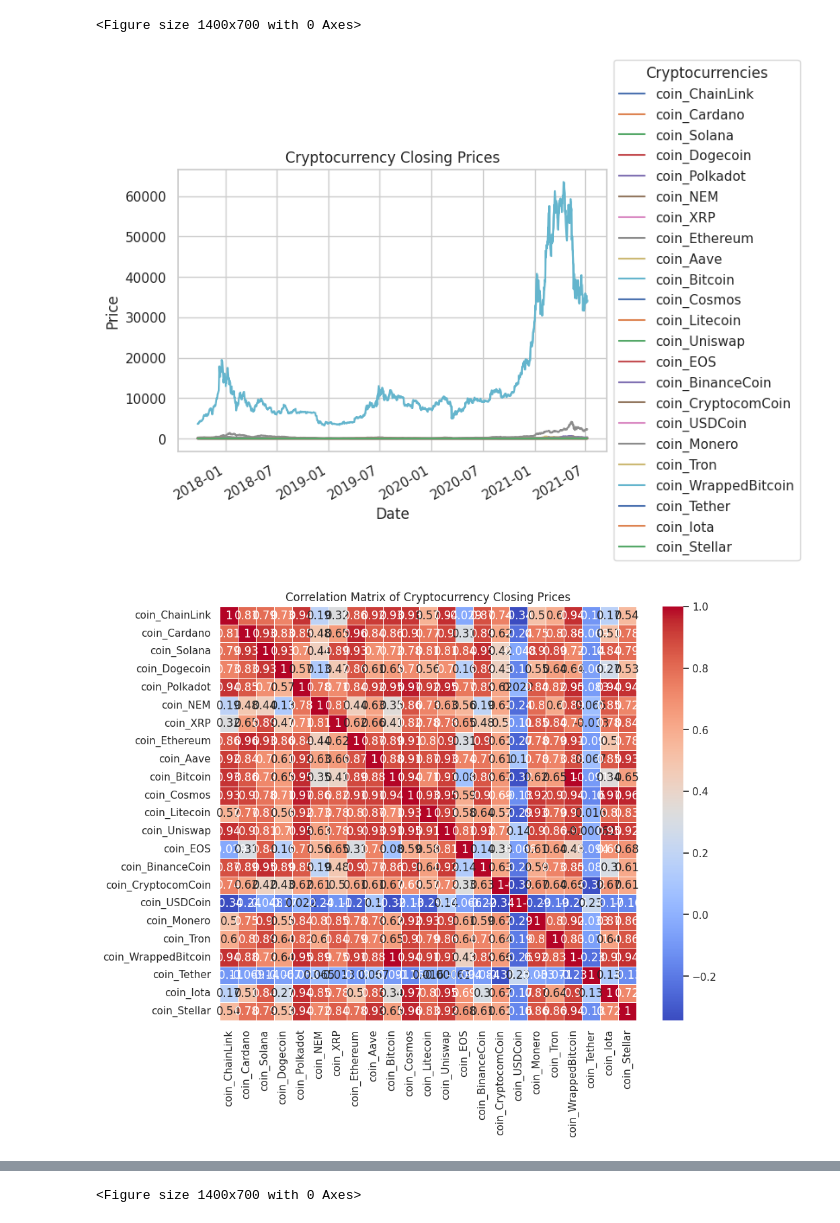
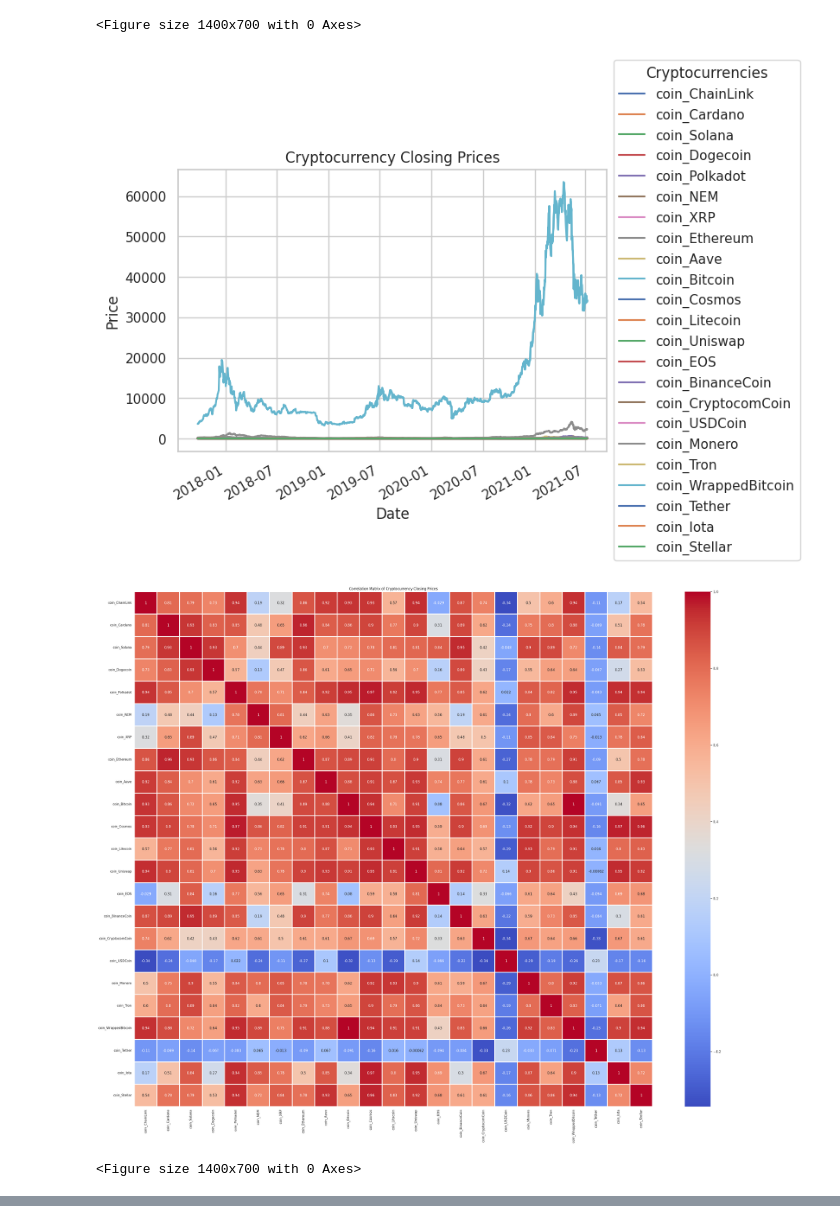
Before and after one commit to AbhrajitGhosh2001/cryptocurrency-analysis, a Jupyter notebook: crypto-currency-analysis.ipynb, the cells around one changed output, grey strips where cells are left out. Drawn from its saved outputs; the diff is of its cells as text; code cells hidden in the pictures.

Commit message:
Kaggle Notebook | Crypto Currency Analysis | Version 2

```diff
--- a/crypto-currency-analysis.ipynb
+++ b/crypto-currency-analysis.ipynb
@@ -71,23 +71,12 @@ plt.legend(loc='center left', bbox_to_anchor=(1.0, 0.5), title="Cryptocurrencies
 plt.show()
 
 
-# %% [code] {"execution":{"iopub.status.busy":"2024-08-12T02:02:39.850352Z","iopub.execute_input":"2024-08-12T02:02:39.850690Z","iopub.status.idle":"2024-08-12T02:02:41.890057Z","shell.execute_reply.started":"2024-08-12T02:02:39.850661Z","shell.execute_reply":"2024-08-12T02:02:41.888649Z"}}
-# Calculate the correlation matrix
-corr_matrix = combined_close.corr()
-
-# Plot the correlation matrix
-plt.figure(figsize=(10, 8))
-sns.heatmap(corr_matrix, annot=True, cmap='coolwarm', linewidths=0.5)
-plt.title('Correlation Matrix of Cryptocurrency Closing Prices')
-plt.show()
-
-
 # %% [code] {"execution":{"iopub.status.busy":"2024-08-12T02:02:41.892098Z","iopub.execute_input":"2024-08-12T02:02:41.892543Z","iopub.status.idle":"2024-08-12T02:02:44.437861Z","shell.execute_reply.started":"2024-08-12T02:02:41.892506Z","shell.execute_reply":"2024-08-12T02:02:44.436632Z"}}
 # Calculate the correlation matrix
 corr_matrix = combined_close.corr()
 
 # Plot the correlation matrix
-plt.figure(figsize=(20, 16))
+plt.figure(figsize=(40, 32))
 sns.heatmap(corr_matrix, annot=True, cmap='coolwarm', linewidths=1.5)
 plt.title('Correlation Matrix of Cryptocurrency Closing Prices')
 plt.show()
@@ -123,31 +112,32 @@ daily_returns = combined_close.pct_change()
 volatility = daily_returns.rolling(window=30).std()
 
 # Step 3: Visualize the volatility trends
 plt.figure(figsize=(200, 100))
 volatility.plot()
 plt.title('Cryptocurrency Volatility Trends (30-Day Rolling Standard Deviation of Daily Returns)')
 plt.xlabel('Date')
 plt.ylabel('Volatility')
 plt.legend(loc='center left', bbox_to_anchor=(1.0, 0.5), title="Cryptocurrencies")
 plt.show()
 # %% [output]
 Dataset: coin_ChainLink
    SNo       Name Symbol                 Date      High       Low      Open  \
 0    1  Chainlink   LINK  2017-09-21 23:59:59  0.207892  0.155292  0.189132
 1    2  Chainlink   LINK  2017-09-22 23:59:59  0.181675  0.139869  0.169826
 2    3  Chainlink   LINK  2017-09-23 23:59:59  0.157440  0.126297  0.149562
 3    4  Chainlink   LINK  2017-09-24 23:59:59  0.190250  0.130275  0.131110
 4    5  Chainlink   LINK  2017-09-25 23:59:59  0.182637  0.158580  0.170636
 
       Close     Volume   Marketcap
 0  0.169680  2126270.0  59388000.0
 1  0.150503  1423220.0  52676050.0
 2  0.131129  1186670.0  45895150.0
 ... (1865 lines left out)
 2017-09-24 23:59:59                  NaN      1.00293   0.521379      0.011563
 2017-09-25 23:59:59                  NaN      1.00130   0.556207      0.012073
 
 [5 rows x 23 columns]
 <Figure size 1400x700 with 0 Axes>
 [figure]
-[figure, old version]
+[figure, new version]
+<Figure size 1400x700 with 0 Axes>
@@ -155 +144,0 @@ Dataset: coin_ChainLink
-<Figure size 1400x700 with 0 Axes>
```
Also changed, not shown: parts of 1 cell of this notebook.
